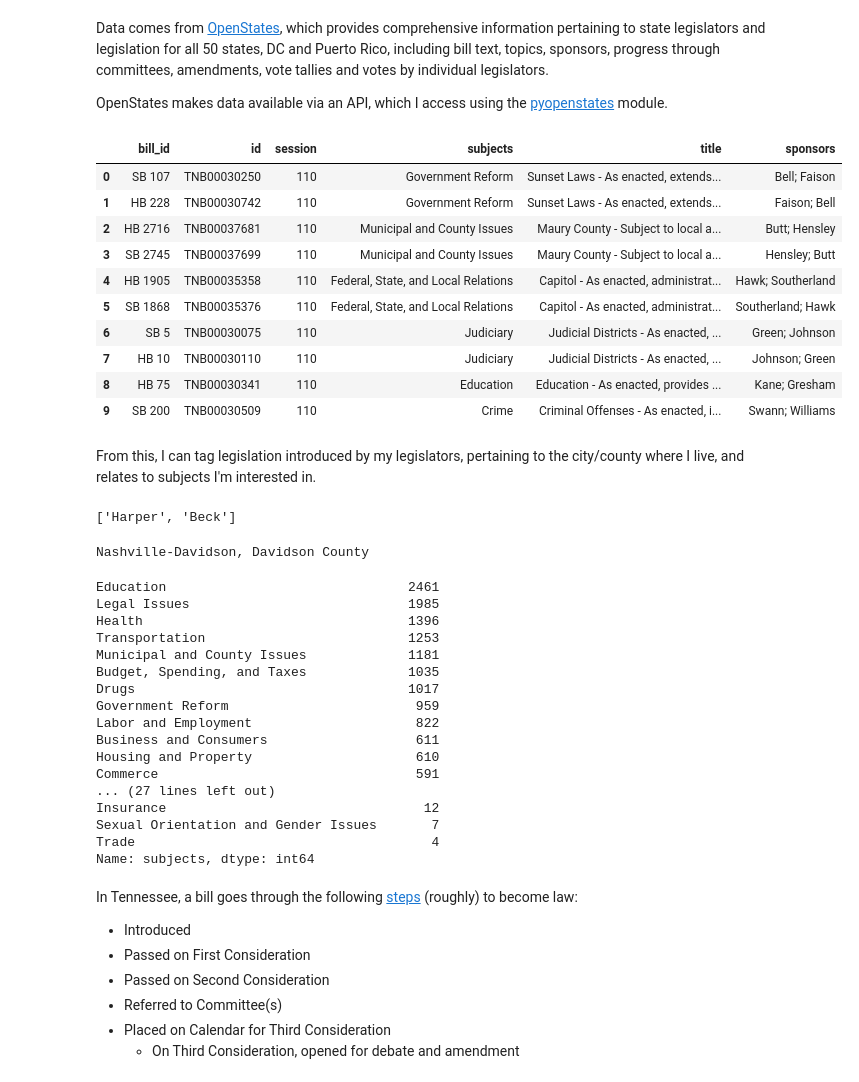
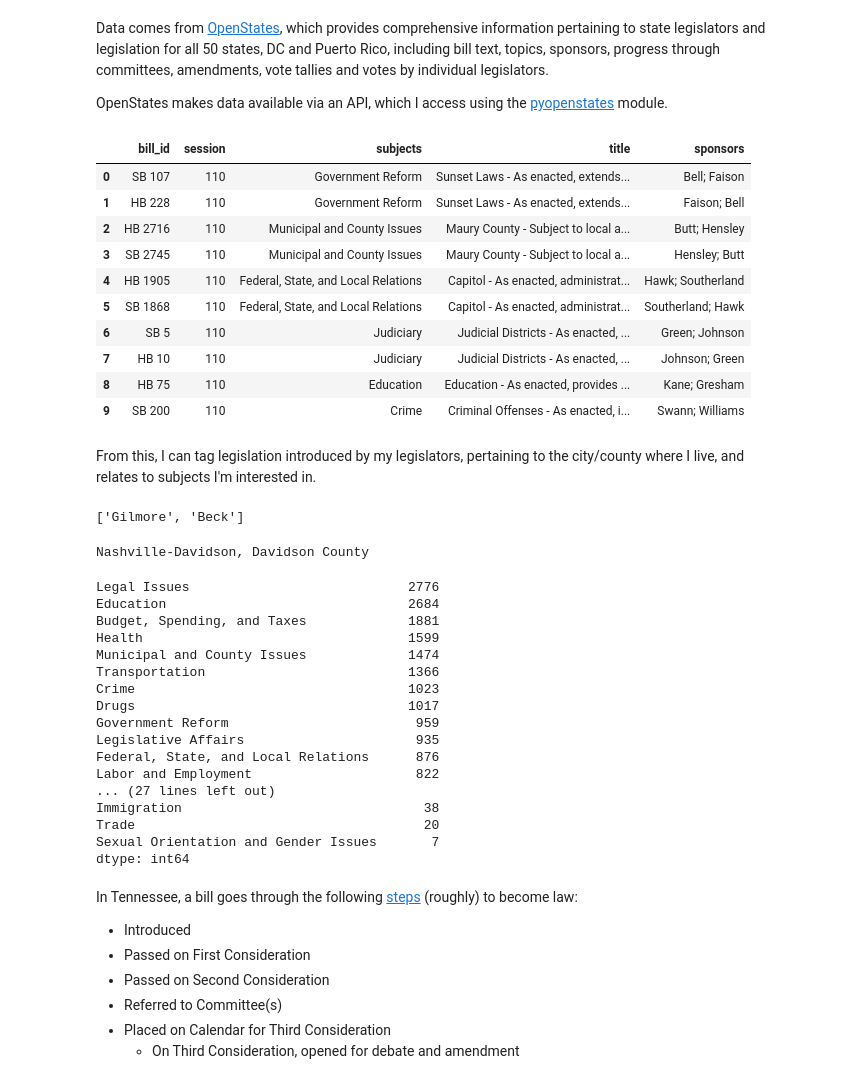
Before and after one commit to alexander-poon/represent, a Jupyter notebook: notebooks/taxonomy.ipynb, the cells around one changed output. Saved outputs shown, nothing was run; the diff lists cells and outputs as text; code cells hidden in the pictures.

```diff
--- a/notebooks/taxonomy.ipynb
+++ b/notebooks/taxonomy.ipynb
@@ -33,35 +33,33 @@ OpenStates makes data available via an API, which I access using the [pyopenstat
 # %%
 bills = pd.read_csv('../data/bills.csv')
 
 # Remove the 'Amends TCA Title x, Chapter y' from bill titles
-bills['title'] = bills['title'].replace(to_replace = ' - Amends.+$', value = '', regex = True)
+bills['title'] = bills['title'].str.replace(' - Amends.+$', '')
 
 bills.head(10)
 # %% [output]
-|  | bill_id | id | session | subjects | title | sponsors |
-| 0 | SB 107 | TNB00030250 | 110 | Government Reform | Sunset Laws - As enacted, extends... | Bell; Faison |
-| 1 | HB 228 | TNB00030742 | 110 | Government Reform | Sunset Laws - As enacted, extends... | Faison; Bell |
-| 2 | HB 2716 | TNB00037681 | 110 | Municipal and County Issues | Maury County - Subject to local a... | Butt; Hensley |
-| 3 | SB 2745 | TNB00037699 | 110 | Municipal and County Issues | Maury County - Subject to local a... | Hensley; Butt |
-| 4 | HB 1905 | TNB00035358 | 110 | Federal, State, and Local Relations | Capitol - As enacted, administrat... | Hawk; Southerland |
-| 5 | SB 1868 | TNB00035376 | 110 | Federal, State, and Local Relations | Capitol - As enacted, administrat... | Southerland; Hawk |
-| 6 | SB 5 | TNB00030075 | 110 | Judiciary | Judicial Districts - As enacted, ... | Green; Johnson |
-| 7 | HB 10 | TNB00030110 | 110 | Judiciary | Judicial Districts - As enacted, ... | Johnson; Green |
-| 8 | HB 75 | TNB00030341 | 110 | Education | Education - As enacted, provides ... | Kane; Gresham |
-| 9 | SB 200 | TNB00030509 | 110 | Crime | Criminal Offenses - As enacted, i... | Swann; Williams |
+|  | bill_id | session | subjects | title | sponsors |
+| 0 | SB 107 | 110 | Government Reform | Sunset Laws - As enacted, extends... | Bell; Faison |
+| 1 | HB 228 | 110 | Government Reform | Sunset Laws - As enacted, extends... | Faison; Bell |
+| 2 | HB 2716 | 110 | Municipal and County Issues | Maury County - Subject to local a... | Butt; Hensley |
+| 3 | SB 2745 | 110 | Municipal and County Issues | Maury County - Subject to local a... | Hensley; Butt |
+| 4 | HB 1905 | 110 | Federal, State, and Local Relations | Capitol - As enacted, administrat... | Hawk; Southerland |
+| 5 | SB 1868 | 110 | Federal, State, and Local Relations | Capitol - As enacted, administrat... | Southerland; Hawk |
+| 6 | SB 5 | 110 | Judiciary | Judicial Districts - As enacted, ... | Green; Johnson |
+| 7 | HB 10 | 110 | Judiciary | Judicial Districts - As enacted, ... | Johnson; Green |
+| 8 | HB 75 | 110 | Education | Education - As enacted, provides ... | Kane; Gresham |
+| 9 | SB 200 | 110 | Crime | Criminal Offenses - As enacted, i... | Swann; Williams |
 # %% [markdown]
 From this, I can tag legislation introduced by my legislators, pertaining to the city/county where I live, and relates to subjects I'm interested in.
 # %%
 # Use pyopenstates to identify my legislators from location
+from os import environ
 from pyopenstates import set_api_key, locate_legislators
 
-set_api_key('') # Get key here: https://openstates.org/api/register/
+set_api_key(environ.get('OPENSTATES_KEY')) # Get key here: https://openstates.org/api/register/
 
 my_legislators = [i.get('last_name') for i in locate_legislators(36.157612, -86.767337)]
 
 print(my_legislators)
-
-# Tag legislation introducted by my legislators
-bills['my_legislators'] = bills['sponsors'].str.contains('|'.join(my_legislators)).fillna(False).astype(int)
 # %% [output]
-['Harper', 'Beck']
+['Gilmore', 'Beck']
@@ -87,24 +91,26 @@ Nashville-Davidson, Davidson County
 # %%
 # Get a list of possible subjects
-bills['subjects'].replace(to_replace = ';.+', value = '', regex = True).value_counts()
+bills['subjects'].str.get_dummies('; ') \
+    .agg(sum) \
+    .sort_values(ascending = False)
 # %% [output]
-Education                               2461
-Legal Issues                            1985
-Health                                  1396
-Transportation                          1253
-Municipal and County Issues             1181
-Budget, Spending, and Taxes             1035
+Legal Issues                            2776
+Education                               2684
+Budget, Spending, and Taxes             1881
+Health                                  1599
+Municipal and County Issues             1474
+Transportation                          1366
+Crime                                   1023
 Drugs                                   1017
 Government Reform                        959
+Legislative Affairs                      935
+Federal, State, and Local Relations      876
 Labor and Employment                     822
-Business and Consumers                   611
-Housing and Property                     610
-Commerce                                 591
 ... (27 lines left out)
-Insurance                                 12
+Immigration                               38
+Trade                                     20
 Sexual Orientation and Gender Issues       7
-Trade                                      4
-Name: subjects, dtype: int64
+dtype: int64
 # %%
 # Tag legislation pertaining to subjects I'm interested in
 my_subjects = ['Education']
```
Also changed, not shown: parts of 28 cells of this notebook.
